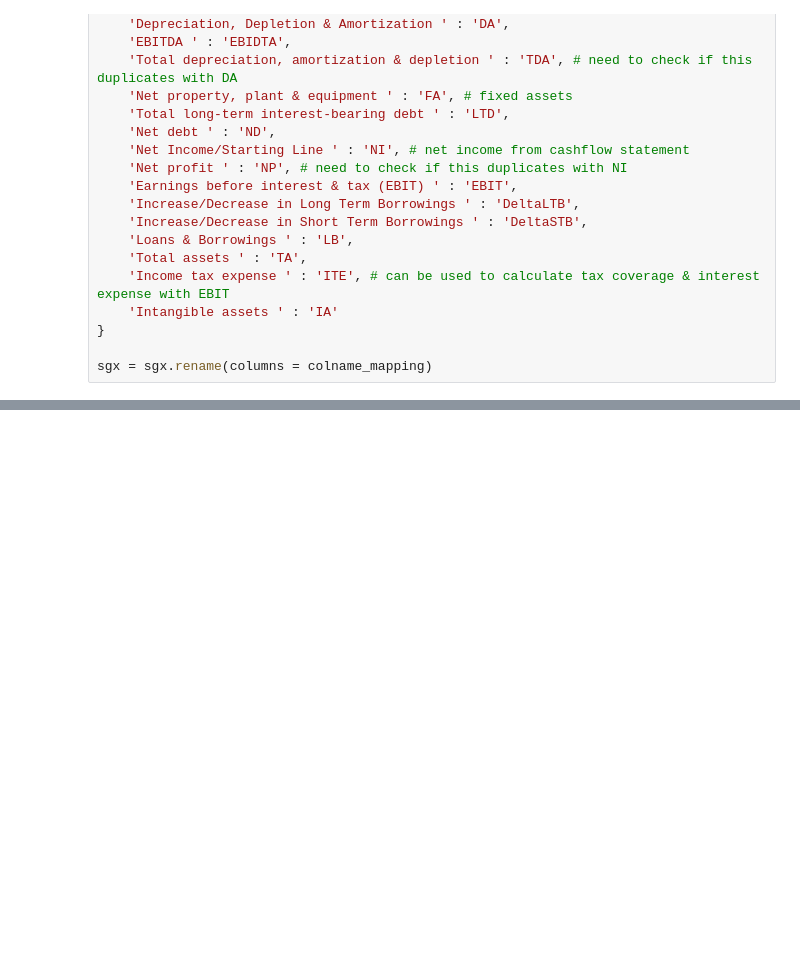
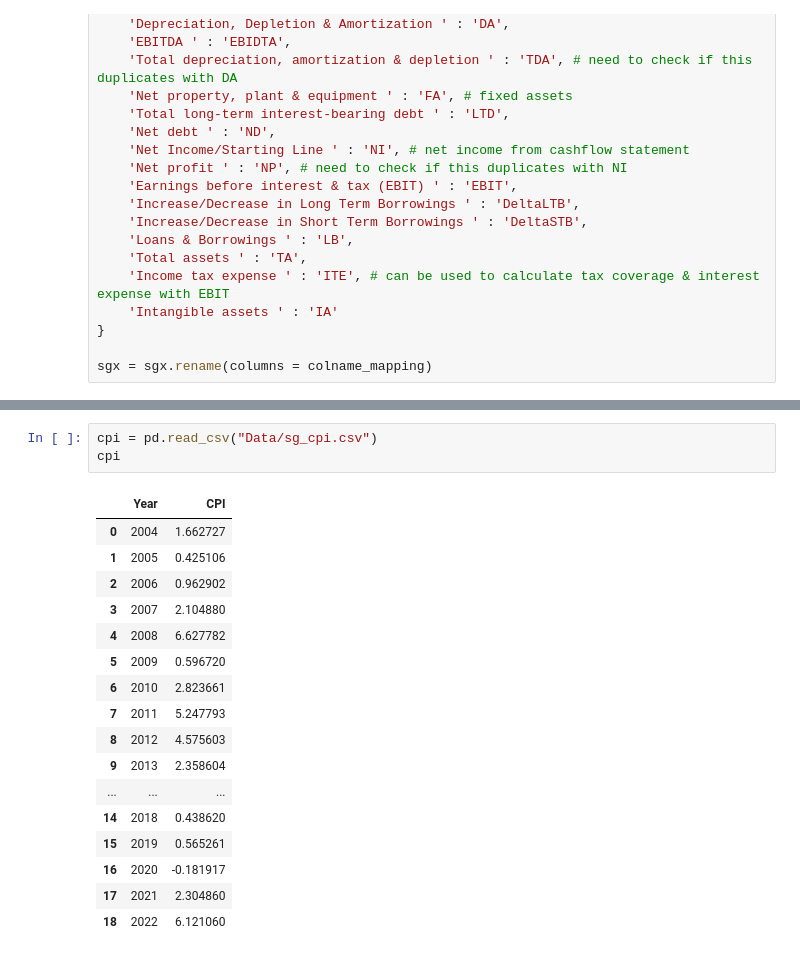
Before and after one commit to yungqiyang/sgx_panel_data_analysis, a Jupyter notebook: sgx_data_cleaning.ipynb, the cells around one changed output, grey strips where cells are left out. Cells and saved outputs as stored; diff of their text form; blank space fills up the shorter version.

```diff
--- a/sgx_analysis.ipynb
+++ b/sgx_data_cleaning.ipynb
@@ -134,0 +153,21 @@ sgx = sgx.rename(columns = colname_mapping)
+# %%
+cpi = pd.read_csv("Data/sg_cpi.csv")
+cpi
+# %% [output]
+|  | Year | CPI |
+| 0 | 2004 | 1.662727 |
+| 1 | 2005 | 0.425106 |
+| 2 | 2006 | 0.962902 |
+| 3 | 2007 | 2.104880 |
+| 4 | 2008 | 6.627782 |
+| 5 | 2009 | 0.596720 |
+| 6 | 2010 | 2.823661 |
+| 7 | 2011 | 5.247793 |
+| 8 | 2012 | 4.575603 |
+| 9 | 2013 | 2.358604 |
+| ... | ... | ... |
+| 14 | 2018 | 0.438620 |
+| 15 | 2019 | 0.565261 |
+| 16 | 2020 | -0.181917 |
+| 17 | 2021 | 2.304860 |
+| 18 | 2022 | 6.121060 |
```
Also changed, not shown: parts of 7 cells of this notebook, 3 other files.
